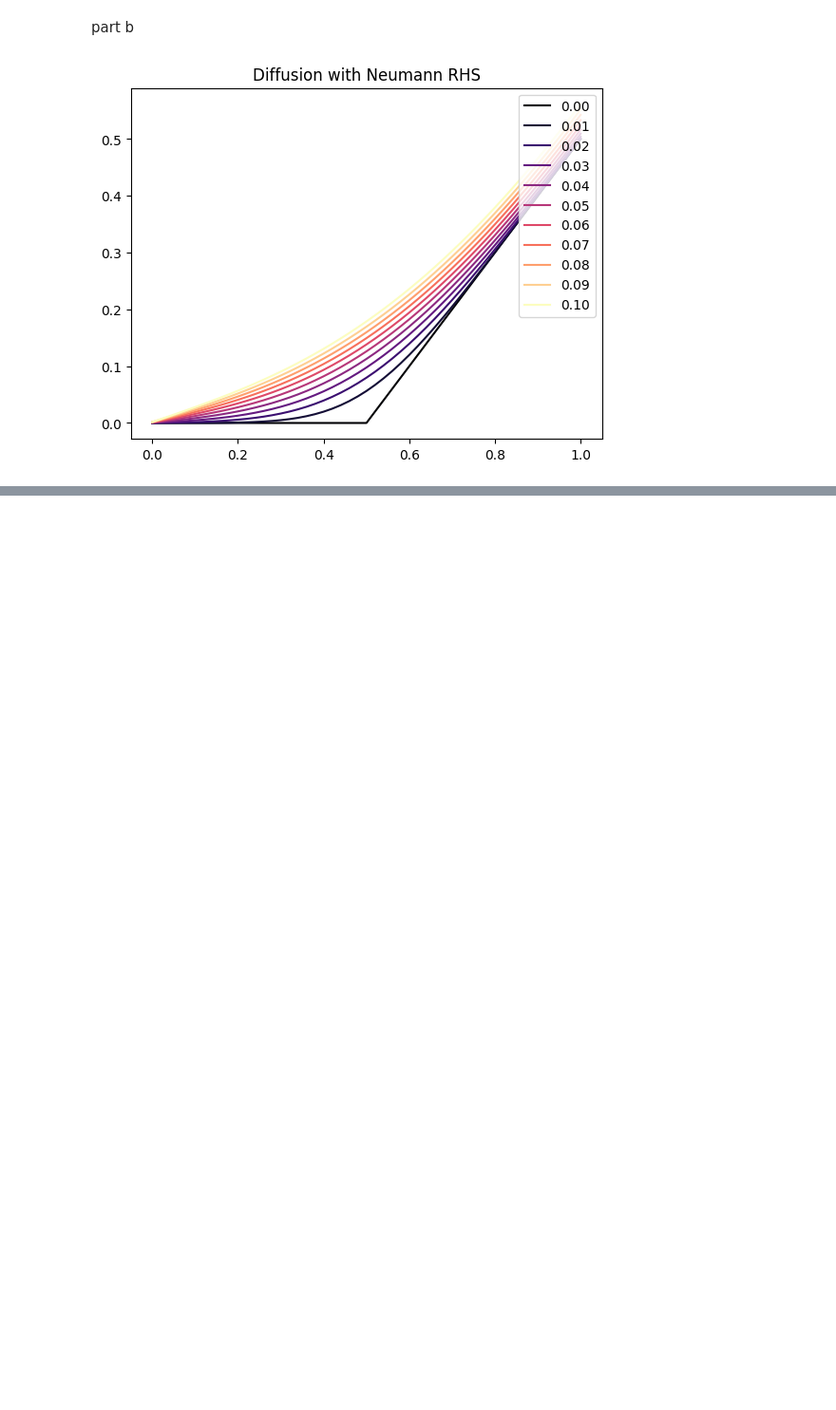
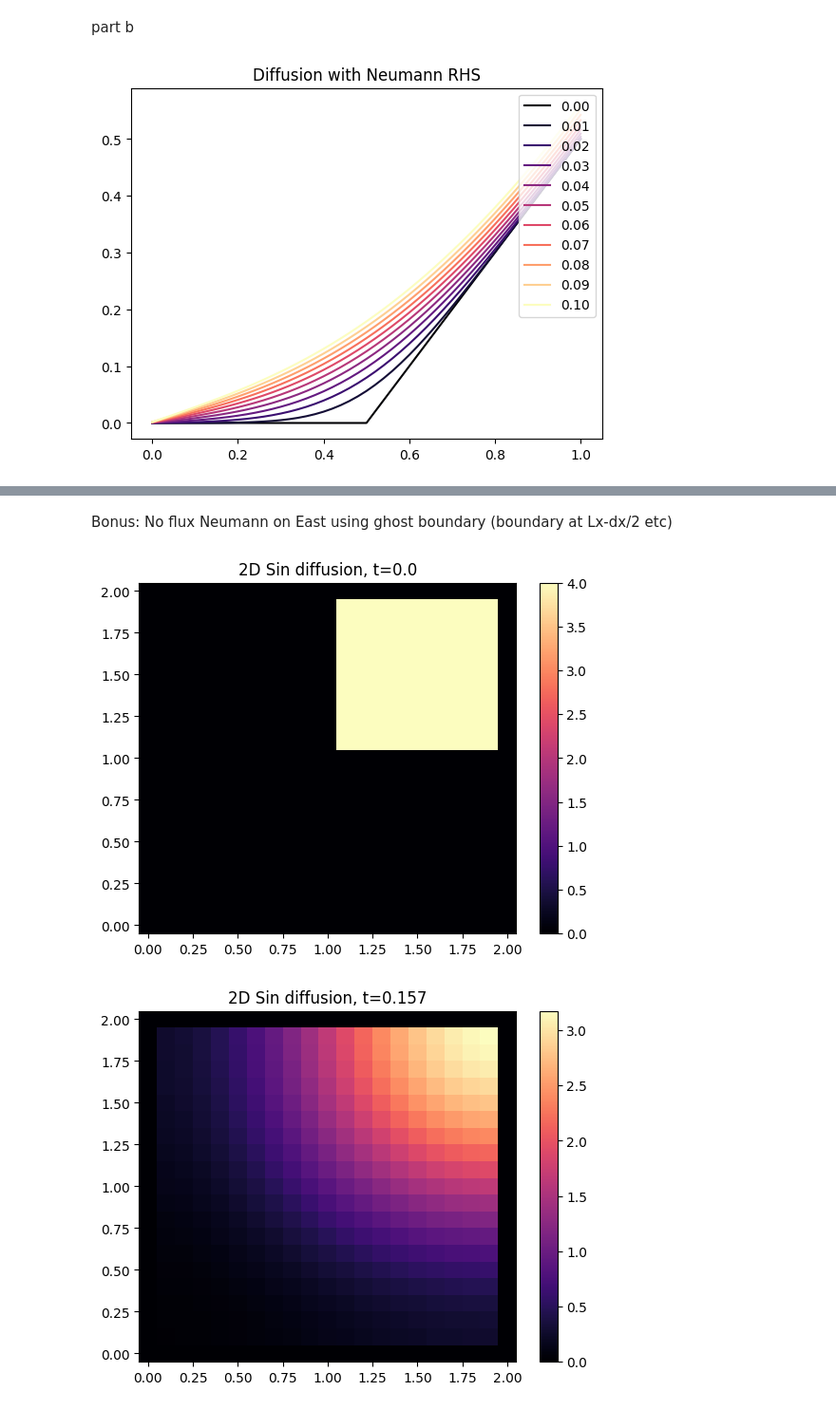
Before and after one commit to tristanpang/numerical-methods-notes, a Jupyter notebook: tutorial_sols/ps3.ipynb, the cells around one changed output, grey strips where cells are left out. Shown at 95% size. Saved outputs shown, nothing was run; the diff lists cells and outputs as text; code cells hidden in the pictures; blank space fills up the shorter version.

```diff
--- a/tutorial_sols/ps3.ipynb
+++ b/tutorial_sols/ps3.ipynb
@@ -285,0 +301,2 @@ for i in range(len(ts)):
+# %% [markdown]
+Bonus: No flux Neumann on East using ghost boundary (boundary at Lx-dx/2 etc)
@@ -285,0 +356,17 @@ for i in range(len(ts)):
+# %%
+ic = lambda x, y: (x>1) * (y>1) * 4 * (x<2) * (y<2)
+xx, yy, ts, phi_list = diffusion_neumann_2d(ic, dx=.1, Lx=2, Ly=2, dt=1e-3, T=1.1, snapshots=7)
+
+for i in range(len(ts)):
+    plt.pcolormesh(xx, yy, phi_list[i], cmap='magma')
+    plt.colorbar()
+    # plt.clim([-1, 1])
+    plt.title(f"2D Sin diffusion, t={ts[i]}")
+    plt.show()
+
+plt.plot(ts, [np.sum(phi) for phi in phi_list], '.-')
+plt.title("Total mass conservation")
+plt.show()
+# %% [output]
+[figure, added]
+[figure, added]
```
Also changed, not shown: parts of 9 cells of this notebook, 4 other files.
